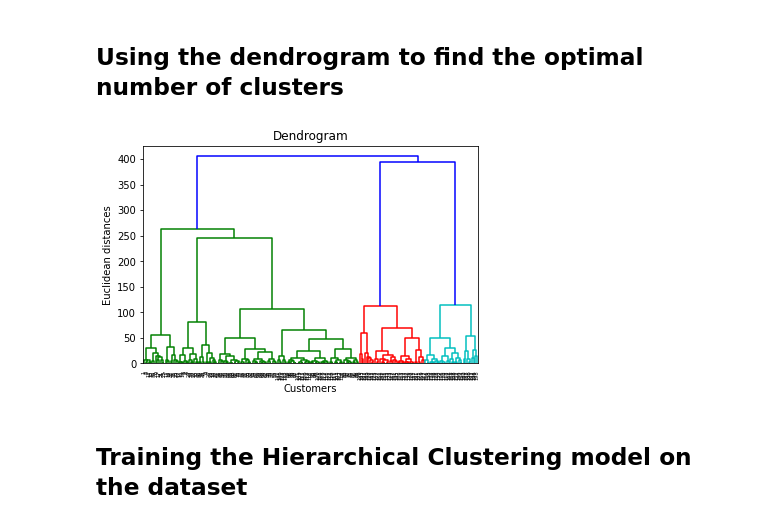
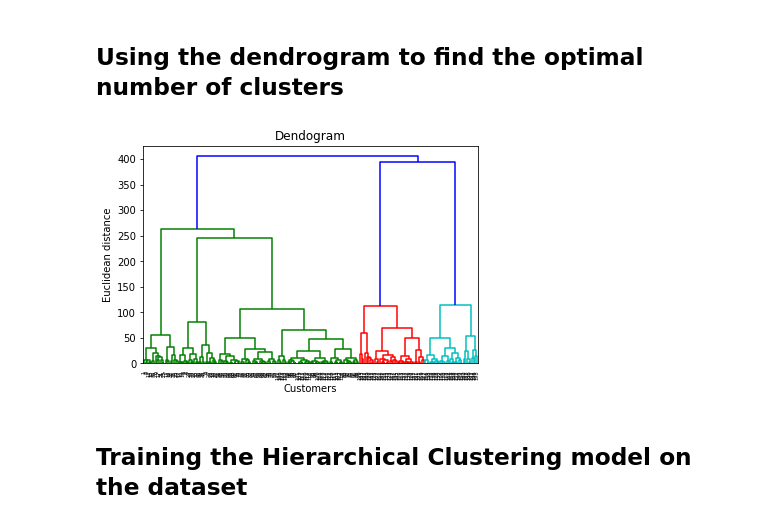
Before and after one commit to pranavchandran/Begintocodewithpython.github.io, a Jupyter notebook: hierarchical_clustering.ipynb, the cells around one changed output. Saved outputs shown, nothing was run; the diff lists cells and outputs as text; code cells hidden in the pictures.

Commit message:
using dendrograms in scipy its really good

```diff
--- a/hierarchical_clustering.ipynb
+++ b/hierarchical_clustering.ipynb
@@ -17,13 +17,13 @@ X = dataset.iloc[:, [3, 4]].values
 ## Using the dendrogram to find the optimal number of clusters
 # %%
 import scipy.cluster.hierarchy as sch
-dendrogram = sch.dendrogram(sch.linkage(X, method = 'ward'))
-plt.title('Dendrogram')
+dendrogram = sch.dendrogram(sch.linkage(X,method='ward'))
+plt.title('Dendogram')
 plt.xlabel('Customers')
-plt.ylabel('Euclidean distances')
+plt.ylabel('Euclidean distance')
 plt.show()
 # %% [output]
-[figure, old version]
+[figure, new version]
 # %% [markdown]
 ## Training the Hierarchical Clustering model on the dataset
 # %%
```
Also changed, not shown: parts of 3 cells of this notebook.
